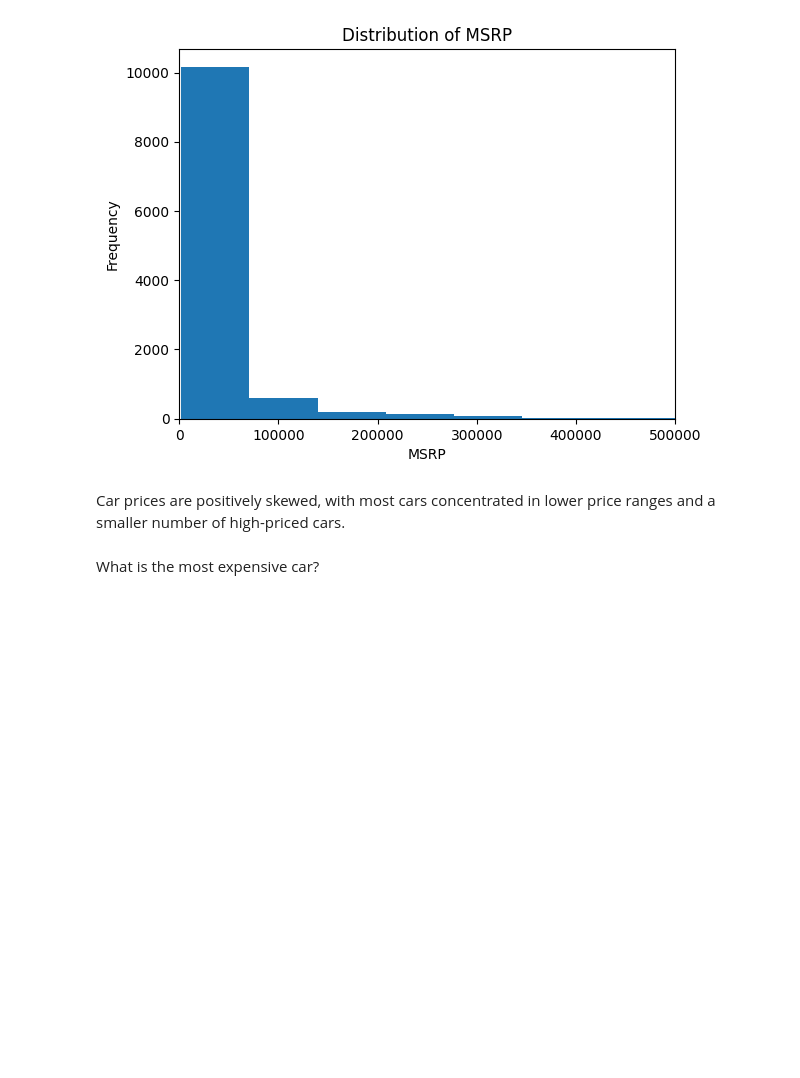
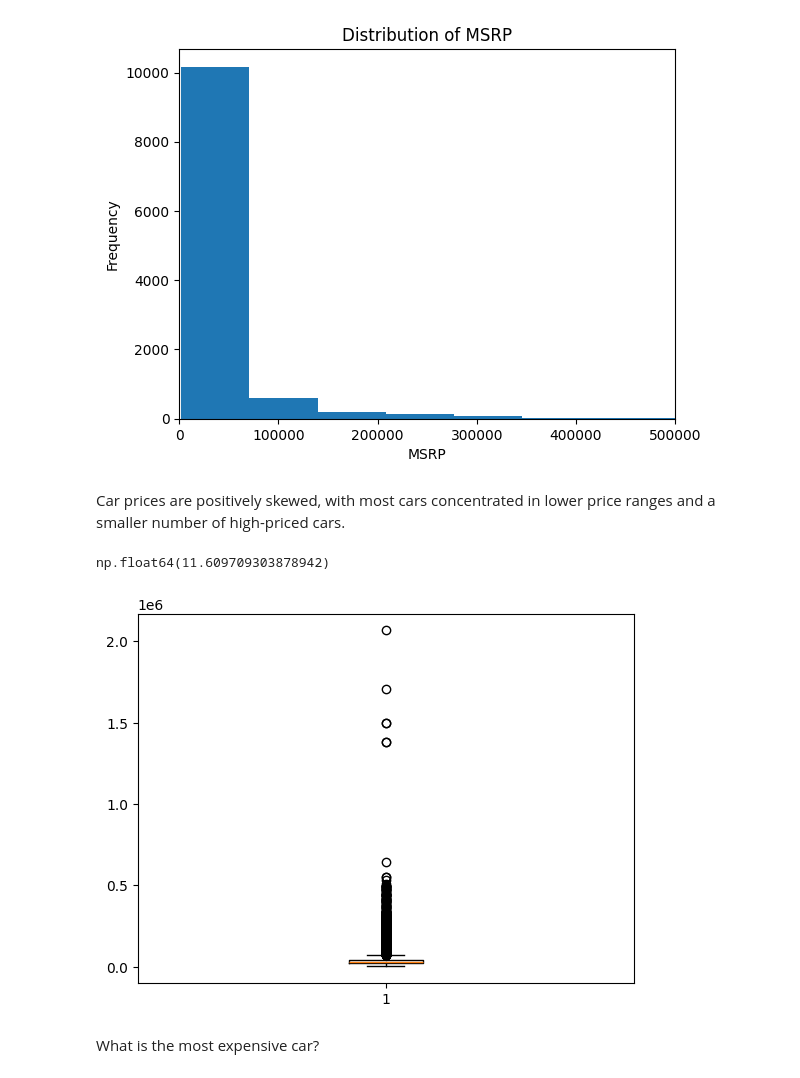
Before and after one commit to basmalamoataz/Samsung-car-price-analysis, a Jupyter notebook: Clean Data/statistics.ipynb, the cells around one changed output. Cells and saved outputs as stored; diff of their text form; code cells hidden in the pictures; blank space fills up the shorter version.

```diff
--- a/Clean Data/statistics.ipynb
+++ b/Clean Data/statistics.ipynb
@@ -84,6 +97,15 @@ plt.show()
 [figure]
 # %% [markdown]
 Car prices are positively skewed, with most cars concentrated in lower price ranges and a smaller number of high-priced cars.
+# %%
+df['msrp'].skew() # it'is right skewed >0.5
+# %% [output]
+np.float64(11.609709303878942)
+# %%
+plt.boxplot(df['msrp'])
+plt.show()
+# %% [output]
+[figure, added]
 # %% [markdown]
 What is the most expensive car?
 # %%
```
Also changed, not shown: parts of 45 cells of this notebook.
